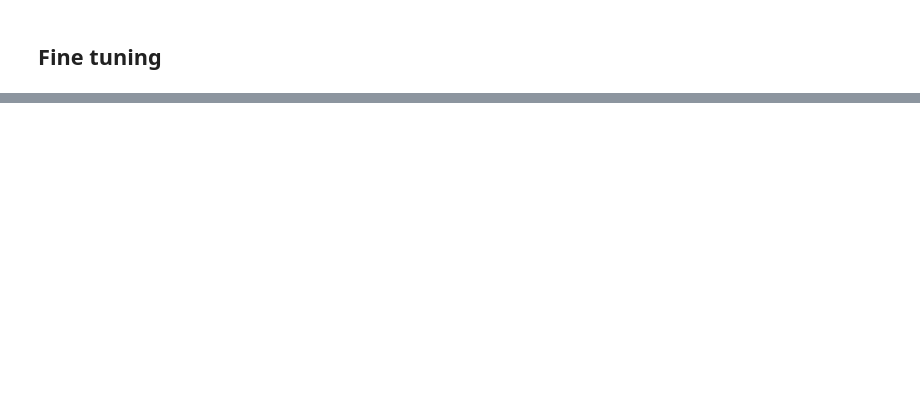
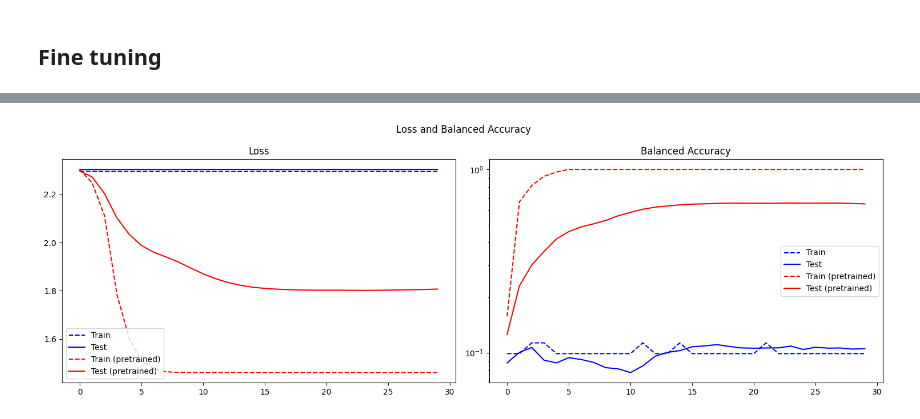
Before and after one commit to GabrielePintus/AdvancedDL-KernelMethods, a Jupyter notebook: Final Project/experiment.ipynb, the cells around one changed output, grey strips where cells are left out. Drawn from its saved outputs; the diff is of its cells as text; code cells hidden in the pictures; blank space fills up the shorter version.

```diff
--- a/Final Project/experiment.ipynb
+++ b/Final Project/experiment.ipynb
@@ -125,0 +123,18 @@ KeyboardInterrupt:
+# %%
+losses_new, bacc_new, other_new = train_and_evaluate(
+    model_new, train_loader, test_loader, criterion, optimizer_new, n_epochs, device
+)
+# %%
+losses_pretrained, bacc_pretrained, other_pretrained = train_and_evaluate(
+    model_pretrained, train_loader, test_loader, criterion, optimizer_pretrained, n_epochs, device
+)
+# %%
+# Fresh new model
+train_losses_new, test_losses_new = losses_new
+train_bacc_new, test_bacc_new = bacc_new
+weights_trajectory_new, grad_norms_new = other_new
+
+# Pretrained model
+train_losses_pretrained, test_losses_pretrained = losses_pretrained
+train_bacc_pretrained, test_bacc_pretrained = bacc_pretrained
+weights_trajectory_pretrained, grad_norms_pretrained = other_pretrained
@@ -125,0 +156,25 @@ KeyboardInterrupt:
+# %%
+fig, ax = plt.subplots(1, 2, figsize=(15, 5))
+
+fig.suptitle("Loss and Balanced Accuracy")
+
+ax[0].plot(train_losses_new, label="Train", color="blue", linestyle="--")
+ax[0].plot(test_losses_new, label="Test", color="blue")
+ax[0].plot(train_losses_pretrained, label="Train (pretrained)", color="red", linestyle="--")
+ax[0].plot(test_losses_pretrained, label="Test (pretrained)", color="red")
+ax[0].set_title("Loss")
+ax[0].legend()
+# ax[0].set_yscale("log")
+
+ax[1].plot(train_bacc_new, label="Train", color="blue", linestyle="--")
+ax[1].plot(test_bacc_new, label="Test", color="blue")
+ax[1].plot(train_bacc_pretrained, label="Train (pretrained)", color="red", linestyle="--")
+ax[1].plot(test_bacc_pretrained, label="Test (pretrained)", color="red")
+ax[1].set_title("Balanced Accuracy")
+ax[1].legend()
+ax[1].set_yscale("log")
+
+plt.tight_layout()
+plt.show()
+# %% [output]
+[figure, added]
```
Also changed, not shown: parts of 25 cells of this notebook, 5 other files.
